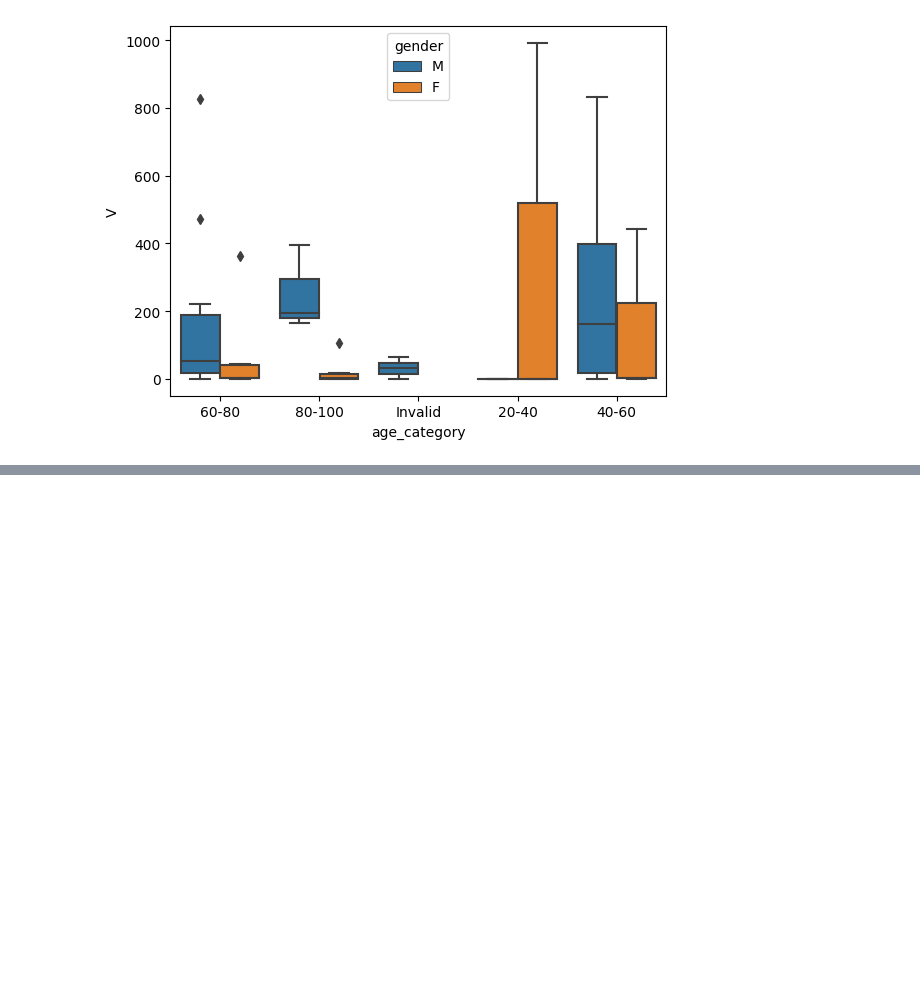
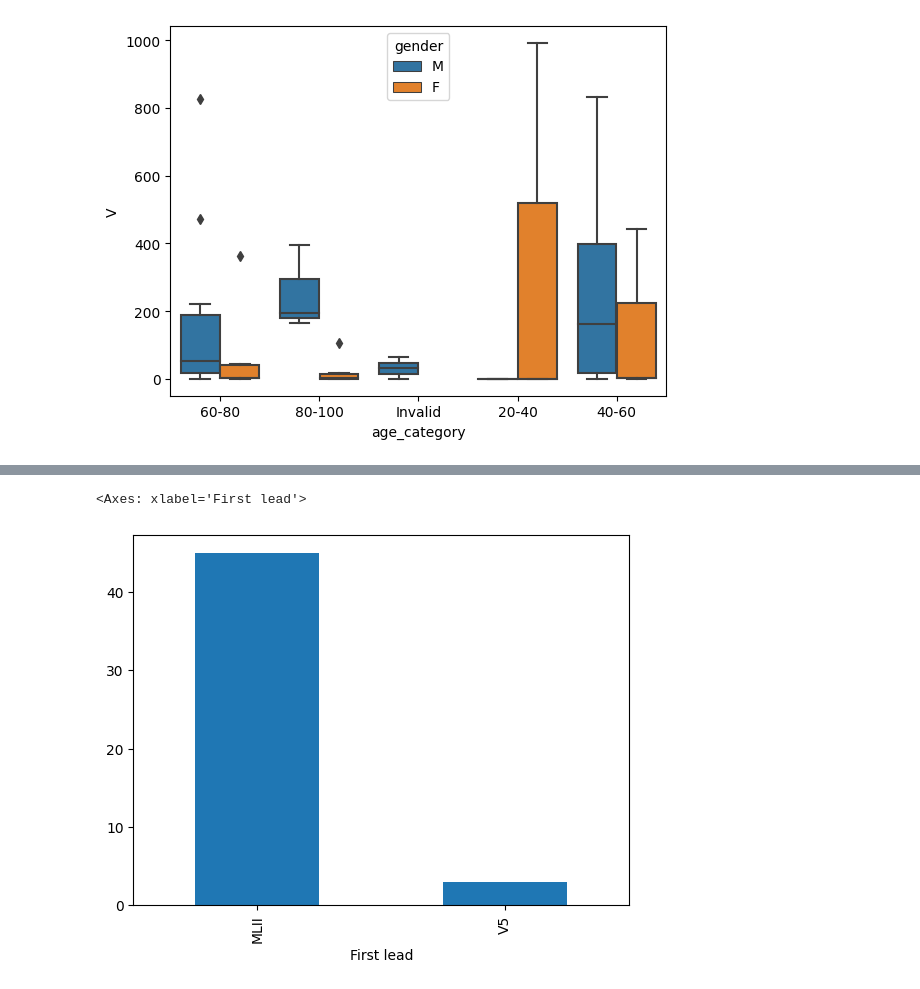
Before and after one commit to Alton1998/Arrhythmia-Detection, a Jupyter notebook: Arrhythmia Detection EDA.ipynb, the cells around one changed output, grey strips where cells are left out. Saved outputs shown, nothing was run; the diff lists cells and outputs as text; code cells hidden in the pictures; blank space fills up the shorter version.

```diff
--- a/Arrhythmia Detection EDA.ipynb
+++ b/Arrhythmia Detection EDA.ipynb
@@ -455,0 +447,5 @@ Name: count, dtype: int64
+# %%
+patient_data_frame["First lead"].value_counts().plot(kind="bar")
+# %% [output]
+<Axes: xlabel='First lead'>
+[figure, added]
```
Also changed, not shown: parts of 31 cells of this notebook, 6 other files.
